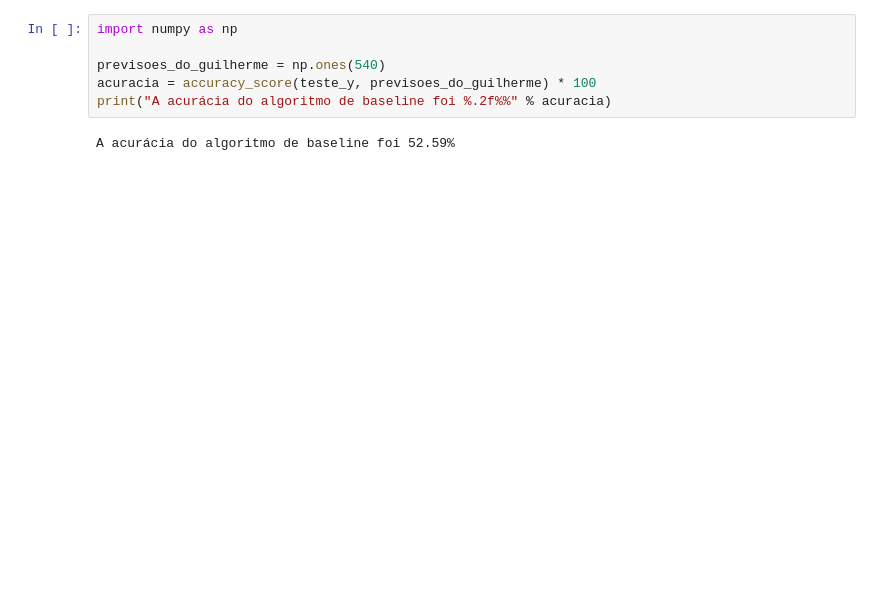
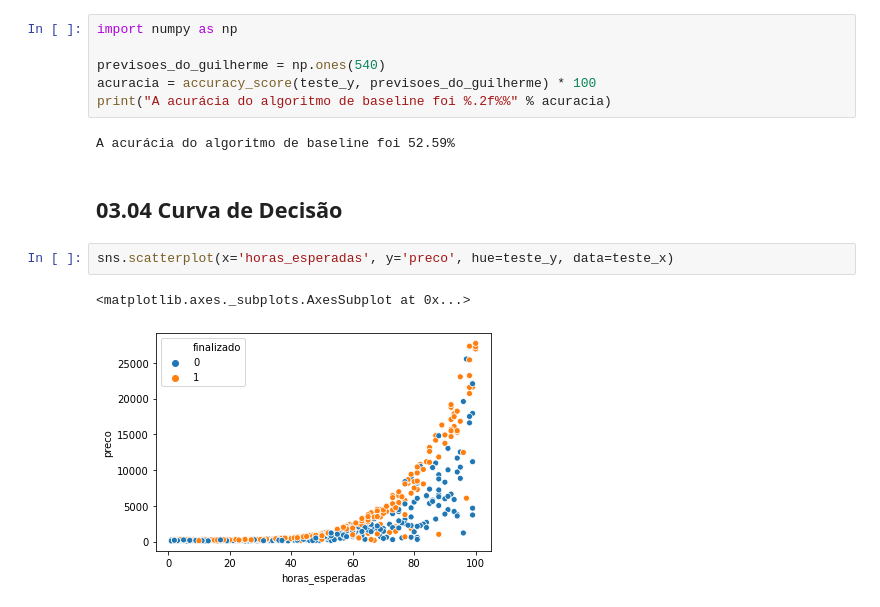
Before and after one commit to yorinori/Alura, a Jupyter notebook: Machine-Learning_classificacao-com-SKLearn/Introducao-ML-Classificacao-03.ipynb, the cells around one changed output. Drawn from its saved outputs; the diff is of its cells as text; blank space fills up the shorter version.

Commit message:
03.04 Curva de Decisão

```diff
--- a/Machine-Learning_classificacao-com-SKLearn/Introducao-ML-Classificacao-03.ipynb
+++ b/Machine-Learning_classificacao-com-SKLearn/Introducao-ML-Classificacao-03.ipynb
@@ -117,3 +117,10 @@ acuracia = accuracy_score(teste_y, previsoes_do_guilherme) * 100
 print("A acurácia do algoritmo de baseline foi %.2f%%" % acuracia)
 # %% [output]
 A acurácia do algoritmo de baseline foi 52.59%
+# %% [markdown]
+## 03.04 Curva de Decisão
+# %%
+sns.scatterplot(x='horas_esperadas', y='preco', hue=teste_y, data=teste_x)
+# %% [output]
+<matplotlib.axes._subplots.AxesSubplot at 0x...>
+[figure, added]
```
Also changed, not shown: parts of 9 cells of this notebook.
